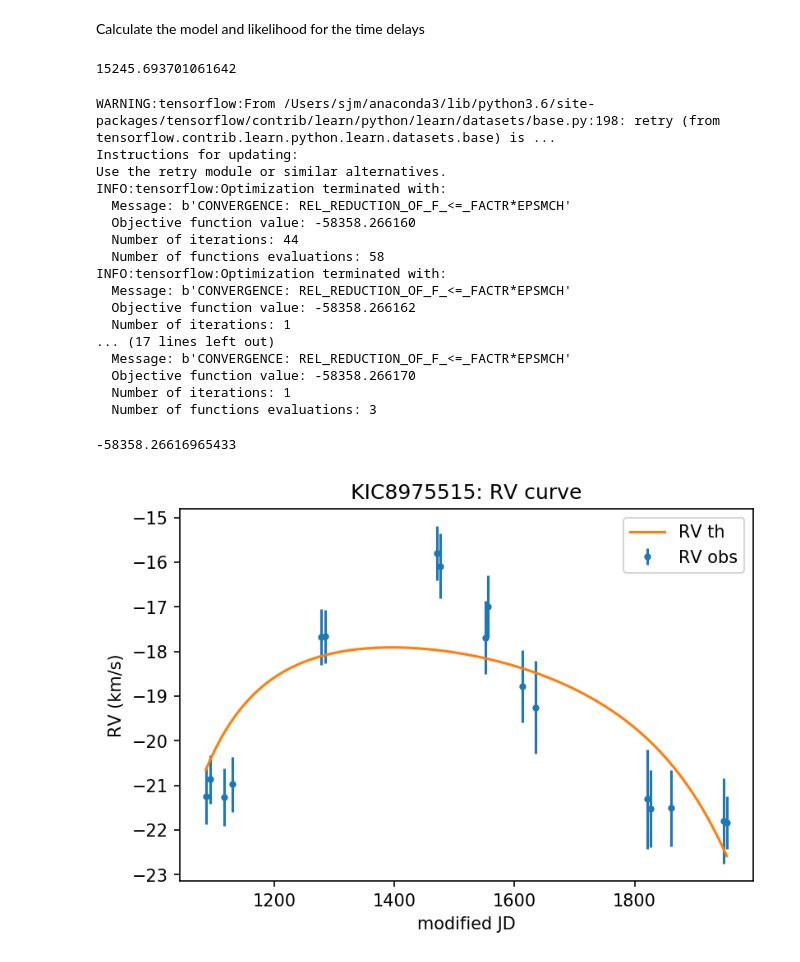
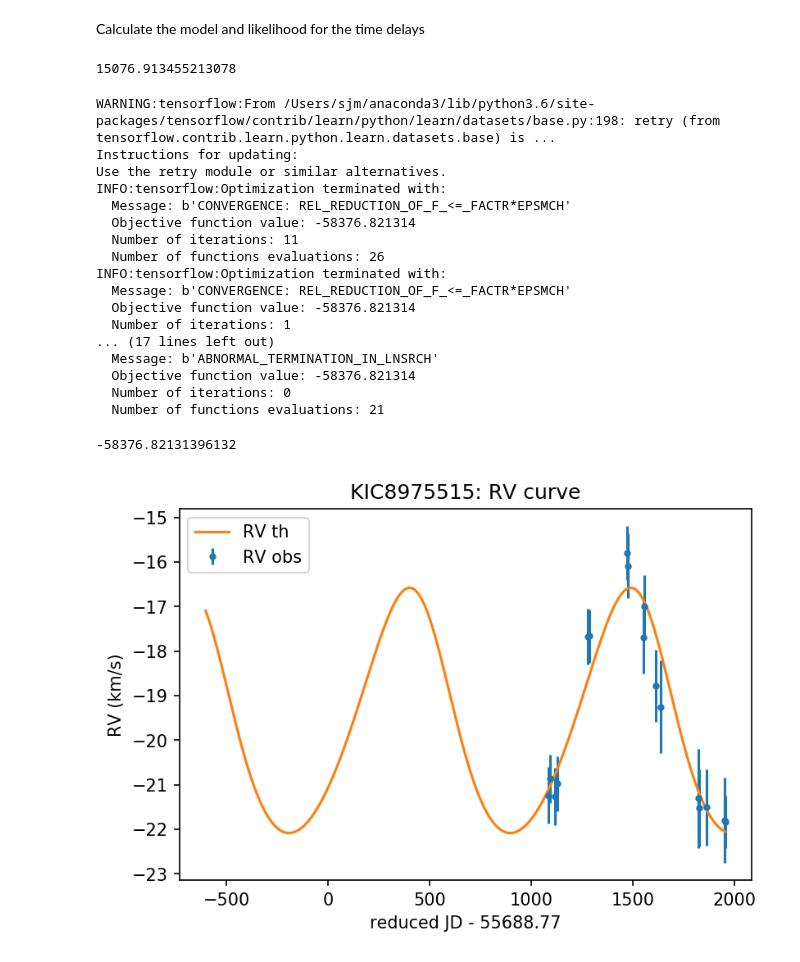
Before and after one commit to SimonJMurphy/maelstrom, a Jupyter notebook: RadialVelocity.ipynb, the cells around one changed output. Saved outputs shown, nothing was run; the diff lists cells and outputs as text; code cells hidden in the pictures.

```diff
--- a/RadialVelocity.ipynb
+++ b/RadialVelocity.ipynb
@@ -51,11 +51,12 @@ orbits = pd.read_csv(f"data/orbits.csv").rename(columns = lambda x: x.strip())
 # orbits = pd.read_csv(f"data/kic{kicid}_orbit.csv").rename(columns = lambda x: x.strip())
 
 orb_params = orbits[orbits.Name == f"kic{kicid}"].iloc[0]
-porb = 1090. #orb_params.Porb
-a1 = orb_params["a1sini/c"]
-tp = orb_params["t_p"] # - tmid
-e = orb_params["e"]
-varpi = orb_params["varpi"]
+# initialising close to a better solution
+porb = 1088. #orb_params.Porb
+a1 = 138. #orb_params["a1sini/c"]
+tp = 55087.218038 - time_mid #orb_params["t_p"] - time_mid
+e = 0.12 #orb_params["e"]
+varpi = 3.764 #orb_params["varpi"]
 a1d = a1/86400.0
 e_param = np.log(e) - np.log(1.0 - e)
 # %%
@@ -139,7 +140,7 @@ feed_dict = {
 
 sess.run(chi2_tensor, feed_dict=feed_dict)
 # %% [output]
-15245.693701061642
+15076.913455213078
 # %%
 opt = tf.contrib.opt.ScipyOptimizerInterface(chi2_tensor, var_list=var_list[1:])
 for i in range(3):
@@ -153,33 +154,33 @@ Instructions for updating:
 Use the retry module or similar alternatives.
 INFO:tensorflow:Optimization terminated with:
   Message: b'CONVERGENCE: REL_REDUCTION_OF_F_<=_FACTR*EPSMCH'
-  Objective function value: -58358.266160
-  Number of iterations: 44
-  Number of functions evaluations: 58
+  Objective function value: -58376.821314
+  Number of iterations: 11
+  Number of functions evaluations: 26
 INFO:tensorflow:Optimization terminated with:
   Message: b'CONVERGENCE: REL_REDUCTION_OF_F_<=_FACTR*EPSMCH'
-  Objective function value: -58358.266162
+  Objective function value: -58376.821314
   Number of iterations: 1
 ... (17 lines left out)
-  Message: b'CONVERGENCE: REL_REDUCTION_OF_F_<=_FACTR*EPSMCH'
-  Objective function value: -58358.266170
-  Number of iterations: 1
-  Number of functions evaluations: 3
+  Message: b'ABNORMAL_TERMINATION_IN_LNSRCH'
+  Objective function value: -58376.821314
+  Number of iterations: 0
+  Number of functions evaluations: 21
 # %%
 sess.run(chi2_tensor, feed_dict=feed_dict)
 # %% [output]
--58358.26616965433
+-58376.82131396132
 # %%
-rv_time_test = np.sort(np.linspace(rv_JD.min(), rv_JD.max(), 5000))
+rv_time_test = np.sort(np.linspace(sess.run(tp_tensor), rv_JD.max(), 5000))
 vrad_test = sess.run(vrad_tensor, feed_dict={rv_time_tensor: rv_time_test})
 
 plt.errorbar(rv_JD,rv_RV,rv_err,fmt=".",label='RV obs')
 plt.plot(rv_time_test, vrad_test,label='RV th')
-plt.xlabel("modified JD")
+plt.xlabel(f"reduced JD - {np.round(time_mid,2)}")
 plt.ylabel("RV (km/s)")
 plt.title("KIC"+str(kicid) + ": RV curve")
 plt.legend()
 plt.show()
 # %% [output]
-[figure, old version]
+[figure, new version]
 # %%
```
Also changed, not shown: parts of 6 cells of this notebook.
